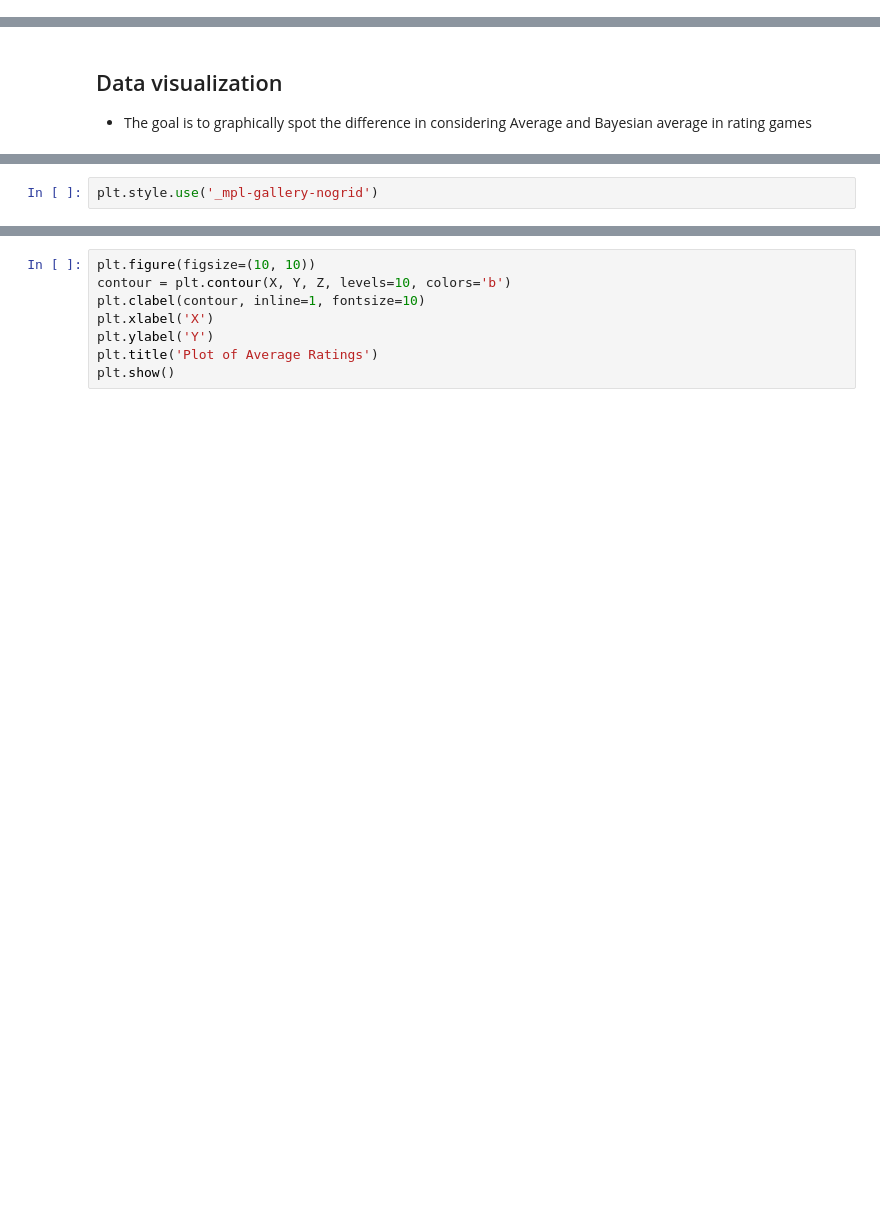
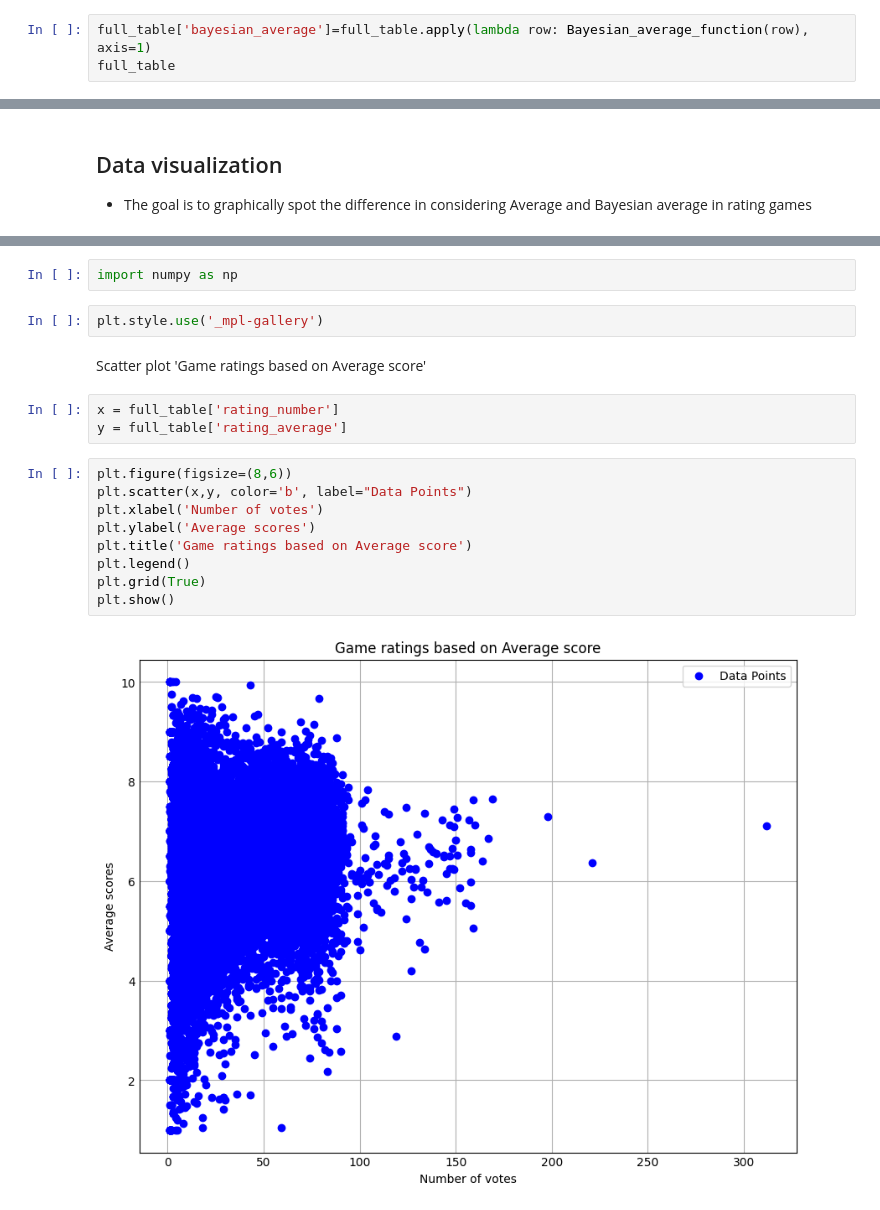
Before and after one commit to tundraparisi/dscoding-projects, a Jupyter notebook: chi.hoang/Board_Game_Project/Data_Import_Fixed.ipynb, the cells around one changed output, grey strips where cells are left out. Cells and saved outputs as stored; diff of their text form; blank space fills up the shorter version.

```diff
--- a/chi.hoang/Board_Game_Project/Data_Import_Fixed.ipynb
+++ b/chi.hoang/Board_Game_Project/Data_Import_Fixed.ipynb
@@ -223,0 +207,3 @@ full_table
+# %%
+full_table['bayesian_average']=full_table.apply(lambda row: Bayesian_average_function(row), axis=1)
+full_table
@@ -231,2 +269,0 @@ import numpy as np
-# %%
-plt.style.use('_mpl-gallery-nogrid')
@@ -240,8 +270,20 @@ MemoryError: Unable to allocate 2.03 EiB for an array with shape (541213696, 541
-# %%
-plt.figure(figsize=(10, 10))
-contour = plt.contour(X, Y, Z, levels=10, colors='b')
-plt.clabel(contour, inline=1, fontsize=10)
-plt.xlabel('X')
-plt.ylabel('Y')
-plt.title('Plot of Average Ratings')
-plt.show()
+# %%
+import numpy as np
+# %%
+plt.style.use('_mpl-gallery')
+# %% [markdown]
+Scatter plot 'Game ratings based on Average score'
+# %%
+x = full_table['rating_number']
+y = full_table['rating_average']
+# %%
+plt.figure(figsize=(8,6))
+plt.scatter(x,y, color='b', label="Data Points")
+plt.xlabel('Number of votes')
+plt.ylabel('Average scores')
+plt.title('Game ratings based on Average score')
+plt.legend()
+plt.grid(True)
+plt.show()
+# %% [output]
+[figure, added]
```
Also changed, not shown: parts of 18 cells of this notebook.
